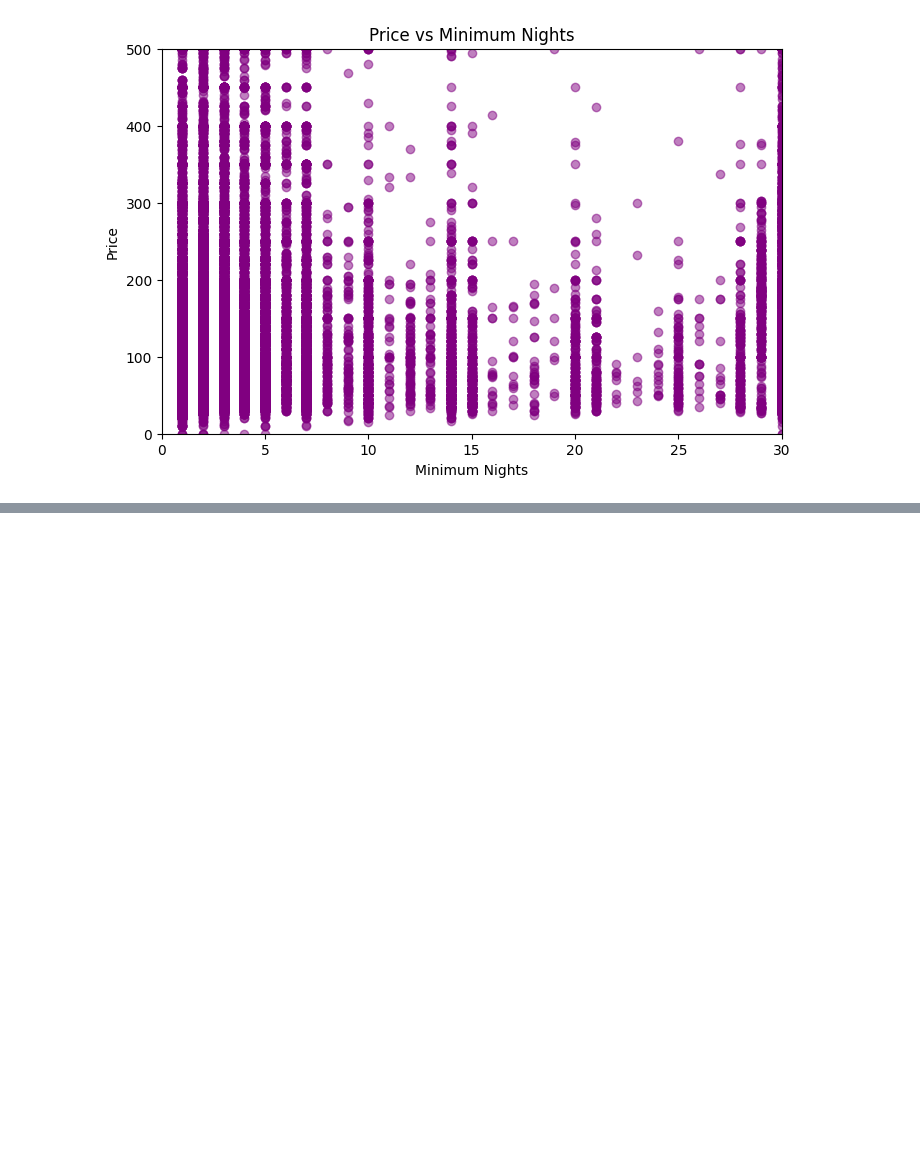
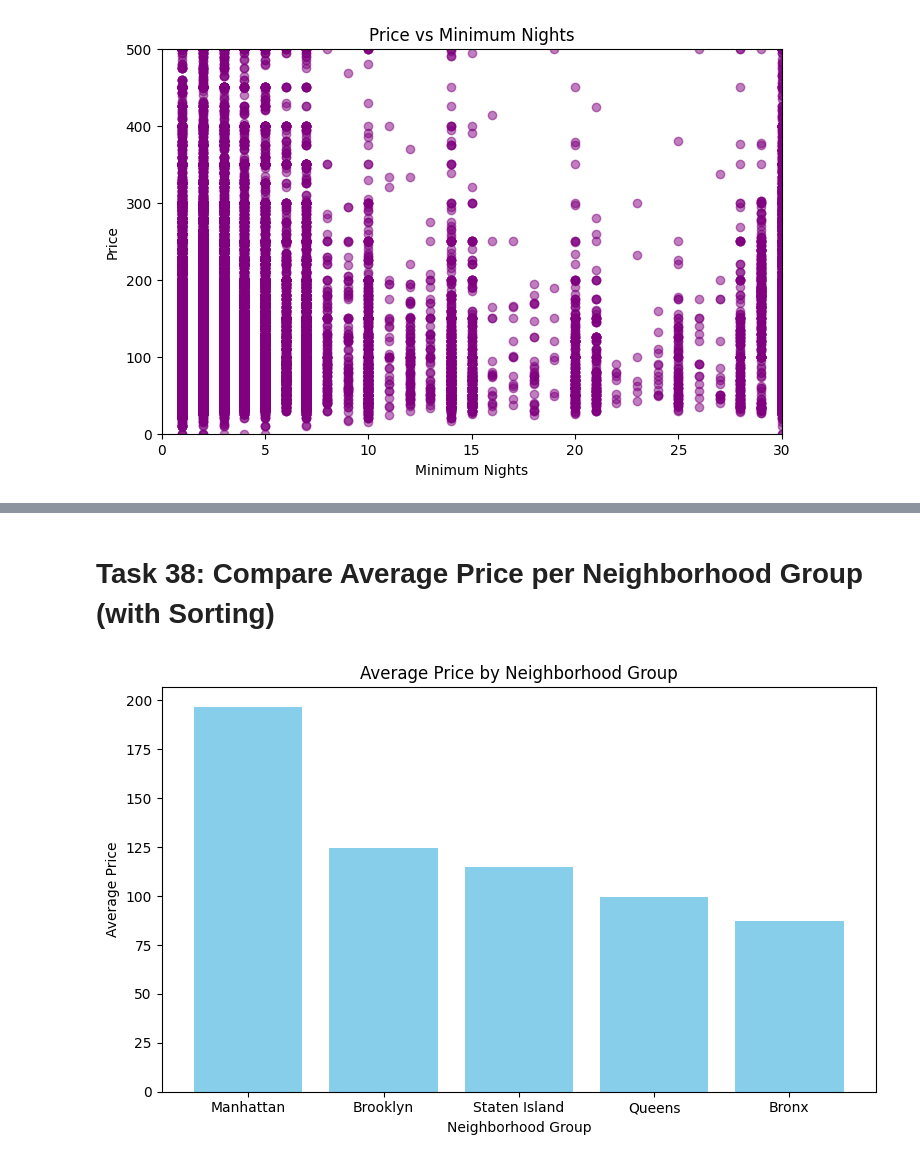
Before and after one commit to ItsMohamedAyman/Projects, a Jupyter notebook: Project_with_NumPy,_Pandas.ipynb, the cells around one changed output, grey strips where cells are left out. Cells and saved outputs as stored; diff of their text form; code cells hidden in the pictures; blank space fills up the shorter version.

```diff
--- a/Project_with_NumPy,_Pandas.ipynb
+++ b/Project_with_NumPy,_Pandas.ipynb
@@ -613,0 +684,20 @@ plt.show()
+# %% [markdown]
+# Task 38: Compare Average Price per Neighborhood Group (with Sorting)
+# %%
+import pandas as pd
+import numpy as np
+import matplotlib.pyplot as plt
+
+avg_price = df.groupby("neighbourhood_group")["price"].mean().sort_values(ascending=False)
+
+plt.figure(figsize=(8, 5))
+plt.bar(avg_price.index, avg_price.values, color='skyblue')
+
+plt.title('Average Price by Neighborhood Group')
+plt.xlabel('Neighborhood Group')
+plt.ylabel('Average Price')
+
+plt.tight_layout()
+plt.show()
+# %% [output]
+[figure, added]
```
Also changed, not shown: parts of 10 cells of this notebook.
